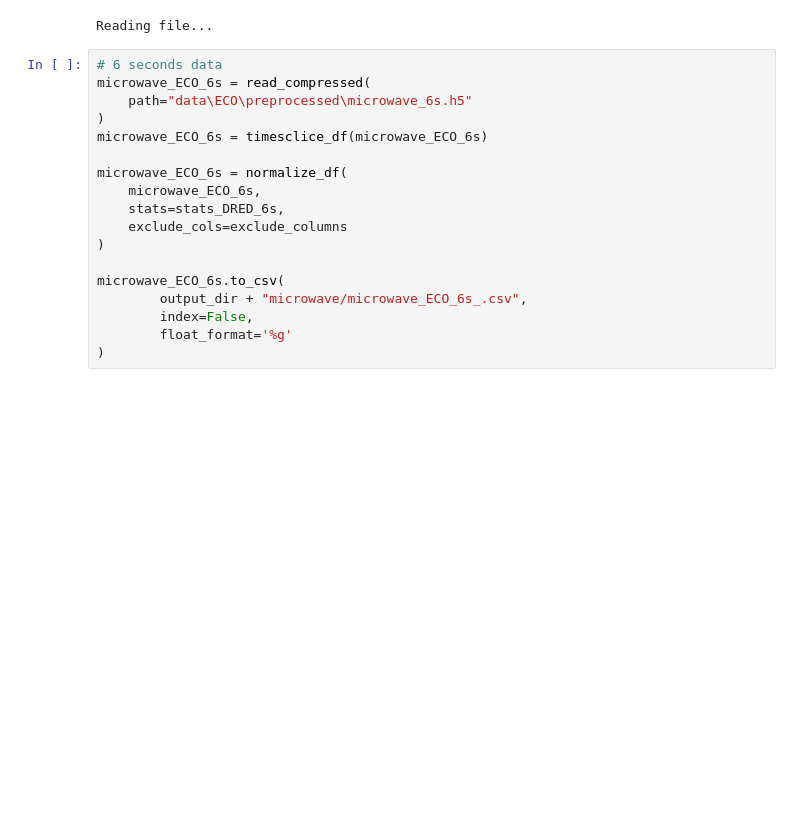
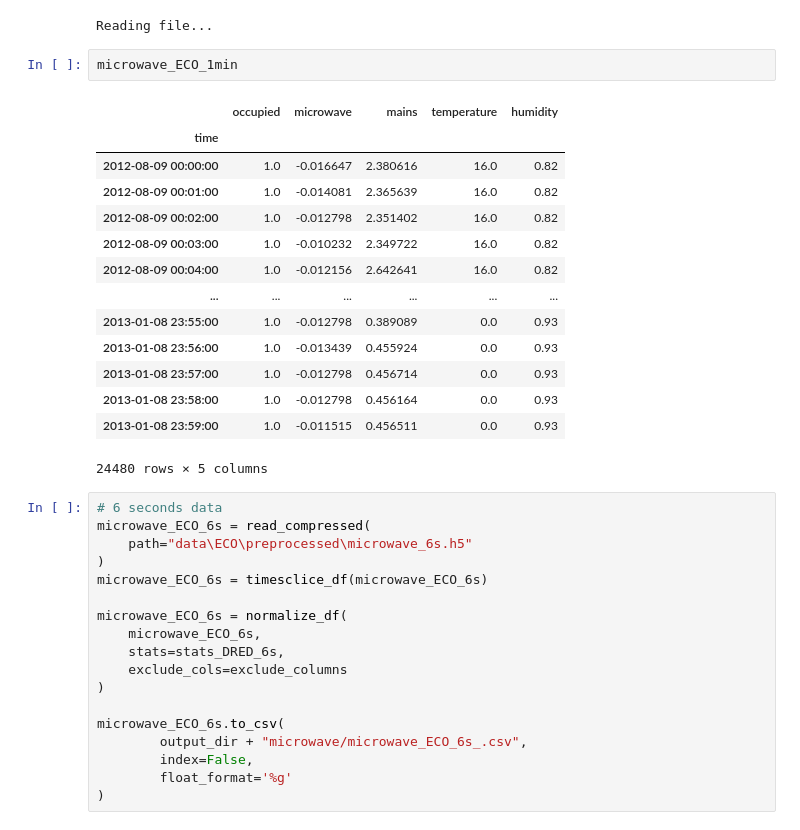
Before and after one commit to JoseDosSantos/NILMBenchmark, a Jupyter notebook: Preprocessing.ipynb, the cells around one changed output. Cells and saved outputs as stored; diff of their text form; blank space fills up the shorter version.

```diff
--- a/Preprocessing.ipynb
+++ b/Preprocessing.ipynb
@@ -1301,6 +1312,23 @@ microwave_ECO_1min.to_csv(
 )
 # %% [output]
 Reading file...
+# %%
+microwave_ECO_1min
+# %% [output]
+|  | occupied | microwave | mains | temperature | humidity |
+| time |  |  |  |  |  |
+| 2012-08-09 00:00:00 | 1.0 | -0.016647 | 2.380616 | 16.0 | 0.82 |
+| 2012-08-09 00:01:00 | 1.0 | -0.014081 | 2.365639 | 16.0 | 0.82 |
+| 2012-08-09 00:02:00 | 1.0 | -0.012798 | 2.351402 | 16.0 | 0.82 |
+| 2012-08-09 00:03:00 | 1.0 | -0.010232 | 2.349722 | 16.0 | 0.82 |
+| 2012-08-09 00:04:00 | 1.0 | -0.012156 | 2.642641 | 16.0 | 0.82 |
+| ... | ... | ... | ... | ... | ... |
+| 2013-01-08 23:55:00 | 1.0 | -0.012798 | 0.389089 | 0.0 | 0.93 |
+| 2013-01-08 23:56:00 | 1.0 | -0.013439 | 0.455924 | 0.0 | 0.93 |
+| 2013-01-08 23:57:00 | 1.0 | -0.012798 | 0.456714 | 0.0 | 0.93 |
+| 2013-01-08 23:58:00 | 1.0 | -0.012798 | 0.456164 | 0.0 | 0.93 |
+| 2013-01-08 23:59:00 | 1.0 | -0.011515 | 0.456511 | 0.0 | 0.93 |
+24480 rows × 5 columns
 # %%
 # 6 seconds data
 microwave_ECO_6s = read_compressed(
```
Also changed, not shown: parts of 4 cells of this notebook, 23 other files.
